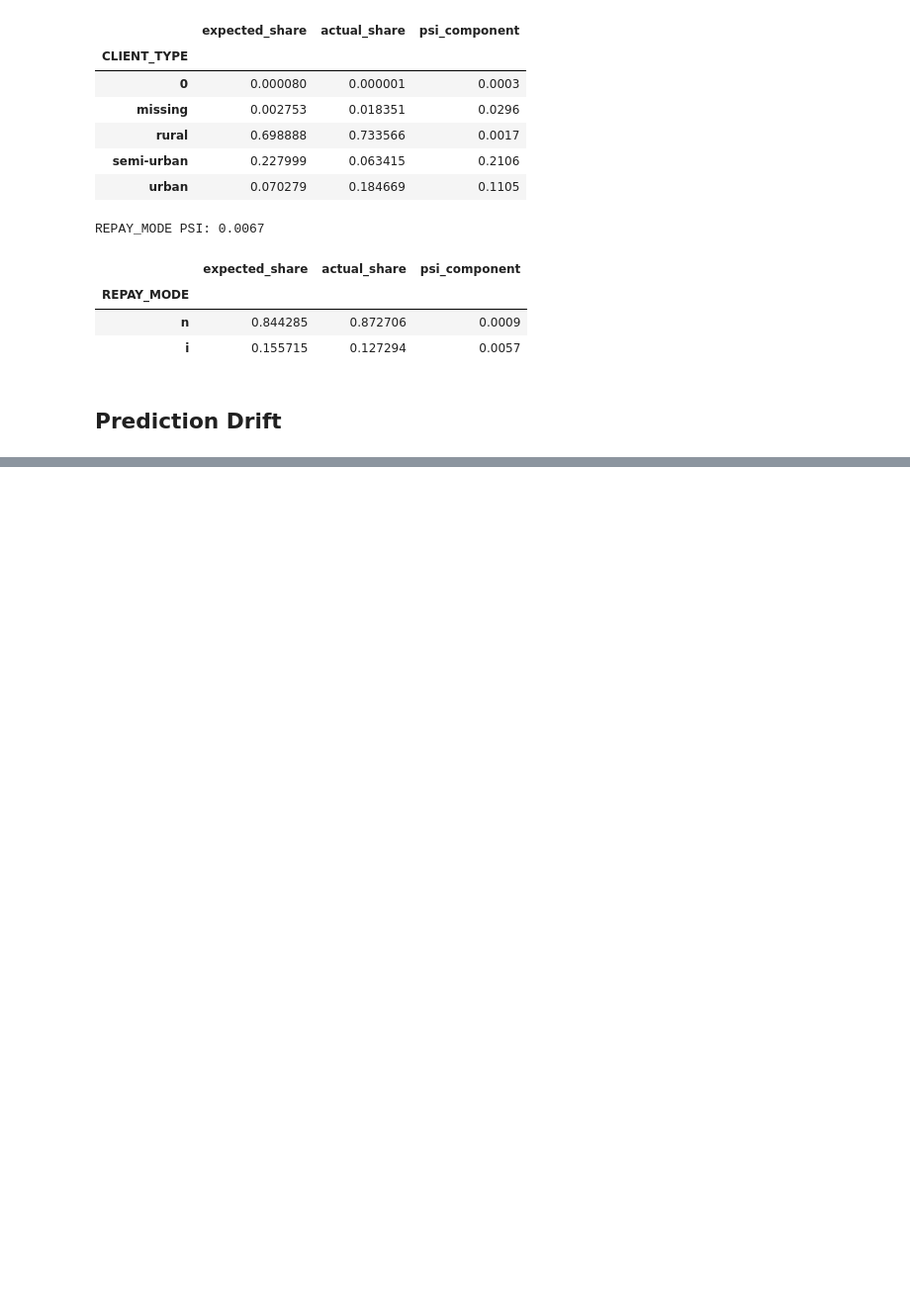
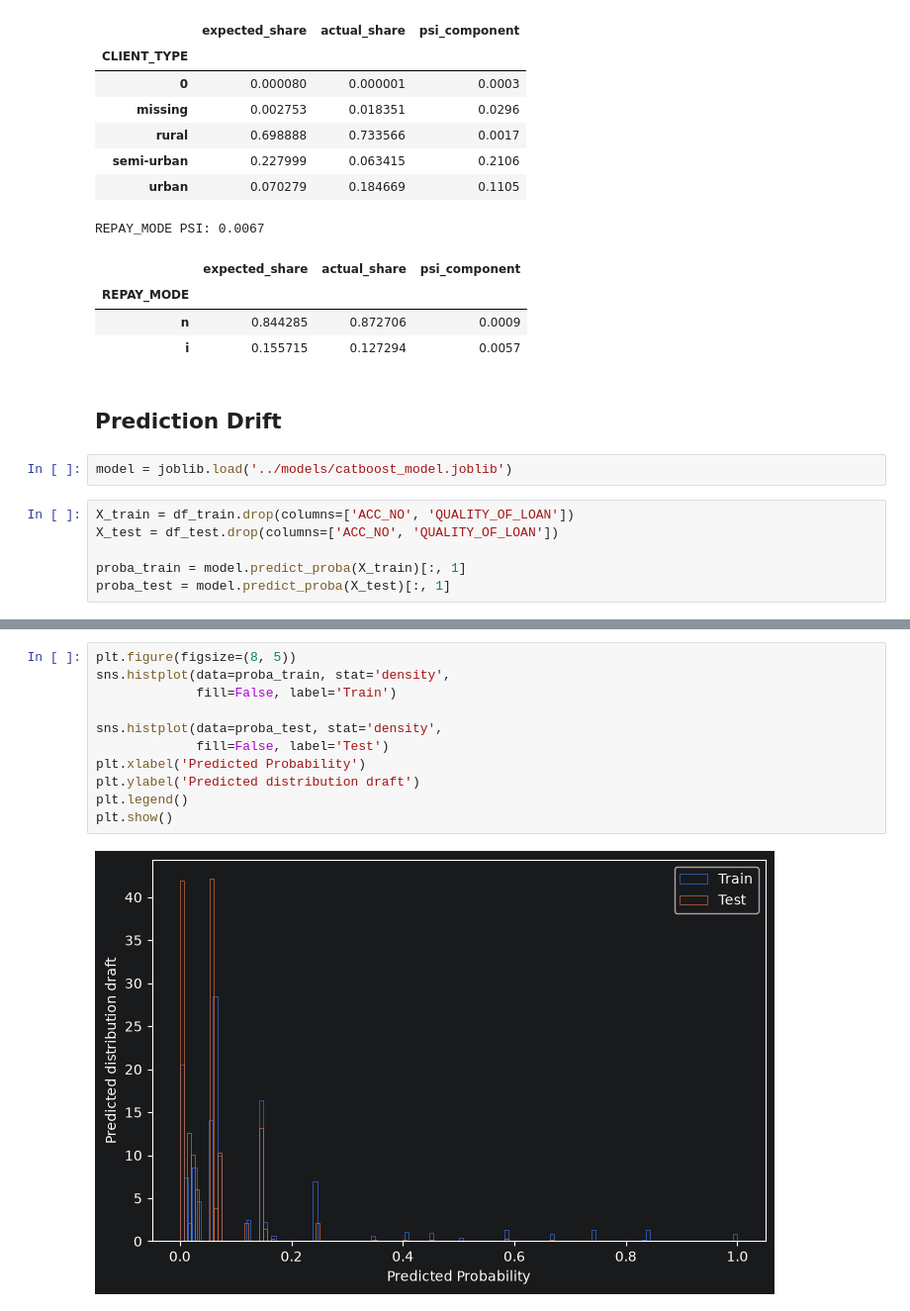
Before and after one commit to blbl-blbl/kaggle-Credit-Risk-Dataset, a Jupyter notebook: notebooks/03_drift_analysis.ipynb, the cells around one changed output, grey strips where cells are left out. Shown at 99% size. Saved outputs shown, nothing was run; the diff lists cells and outputs as text; blank space fills up the shorter version.

Commit message:
prediction draft

```diff
--- a/notebooks/03_drift_analysis.ipynb
+++ b/notebooks/03_drift_analysis.ipynb
@@ -399,3 +399,11 @@ REPAY_MODE PSI: 0.0067
 | i | 0.155715 | 0.127294 | 0.0057 |
 # %% [markdown]
 ## Prediction Drift
+# %%
+model = joblib.load('../models/catboost_model.joblib')
+# %%
+X_train = df_train.drop(columns=['ACC_NO', 'QUALITY_OF_LOAN'])
+X_test = df_test.drop(columns=['ACC_NO', 'QUALITY_OF_LOAN'])
+
+proba_train = model.predict_proba(X_train)[:, 1]
+proba_test = model.predict_proba(X_test)[:, 1]
@@ -401,0 +422,13 @@ REPAY_MODE PSI: 0.0067
+# %%
+plt.figure(figsize=(8, 5))
+sns.histplot(data=proba_train, stat='density',
+             fill=False, label='Train')
+
+sns.histplot(data=proba_test, stat='density',
+             fill=False, label='Test')
+plt.xlabel('Predicted Probability')
+plt.ylabel('Predicted distribution draft')
+plt.legend()
+plt.show()
+# %% [output]
+[figure, added]
```
Also changed, not shown: parts of 1 cell of this notebook.
